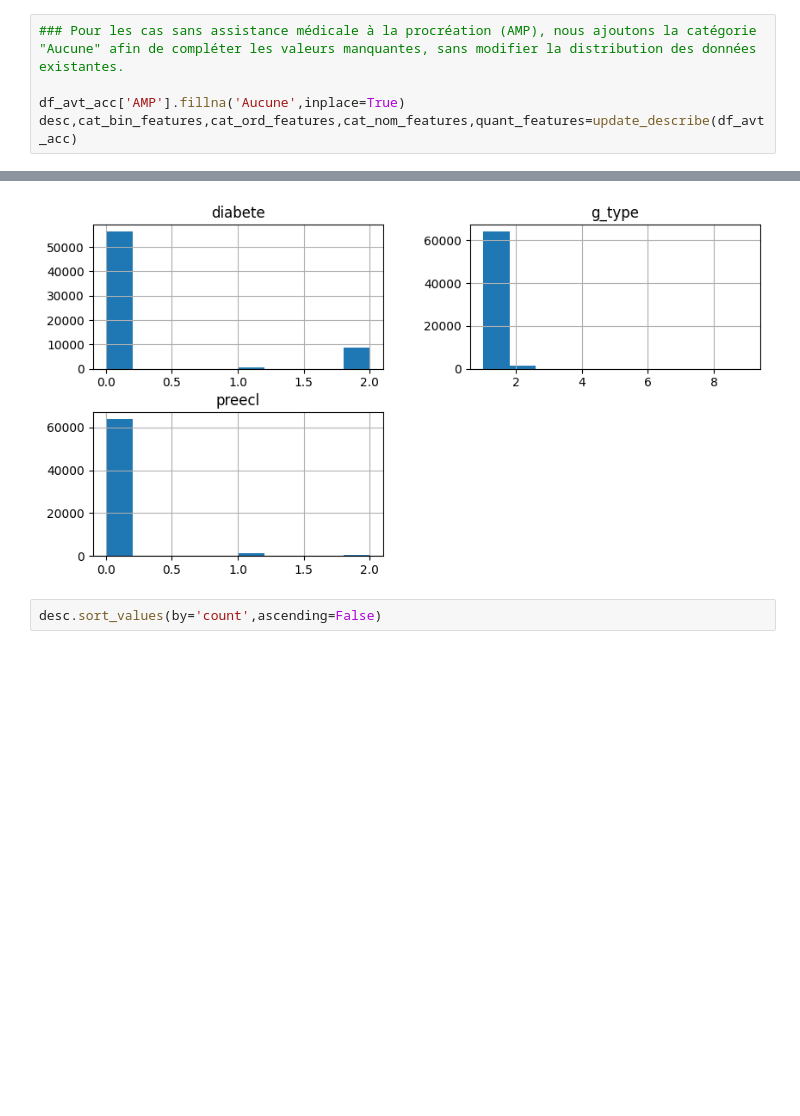
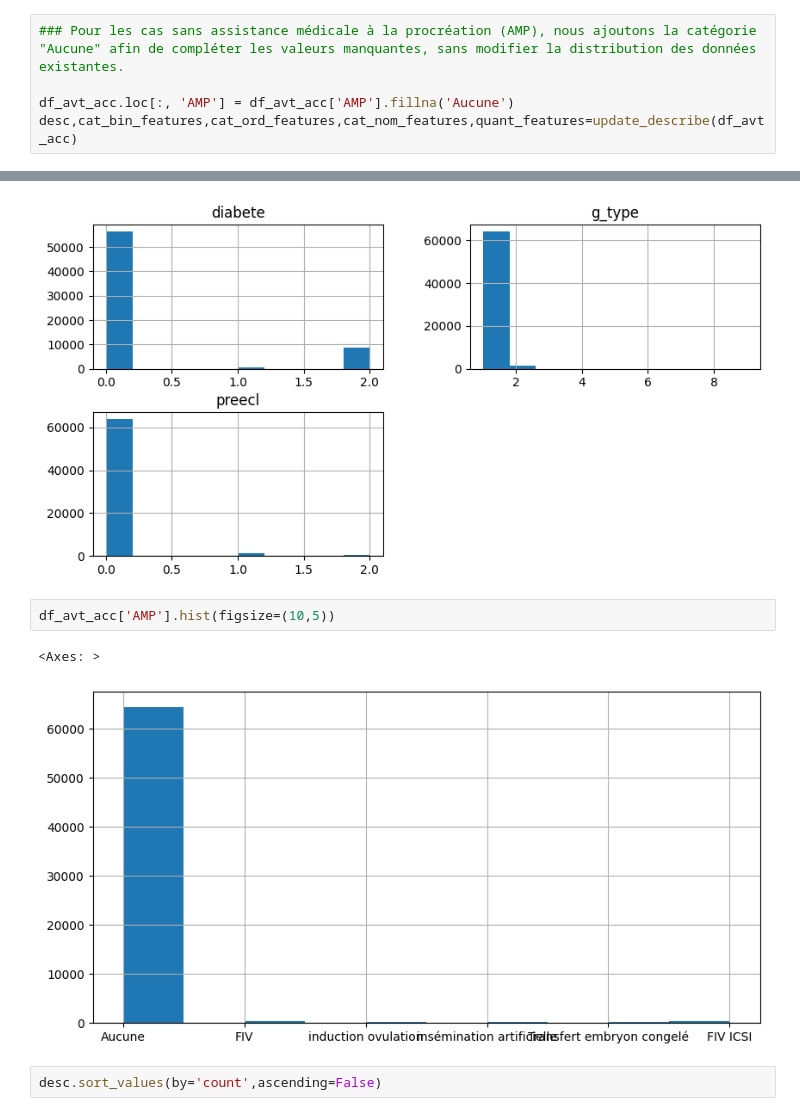
Before and after one commit to thibautmodrin/Jedha_Full_Stack_HPP_Prediction, a Jupyter notebook: 01_Notebooks/EDA.ipynb, the cells around one changed output, grey strips where cells are left out. Cells and saved outputs as stored; diff of their text form; blank space fills up the shorter version.

```diff
--- a/01_Notebooks/EDA.ipynb
+++ b/01_Notebooks/EDA.ipynb
@@ -278,5 +295,5 @@ desc.sort_values(by='count',ascending=False)
 # %%
 ### Pour les cas sans assistance médicale à la procréation (AMP), nous ajoutons la catégorie "Aucune" afin de compléter les valeurs manquantes, sans modifier la distribution des données existantes.
 
-df_avt_acc['AMP'].fillna('Aucune',inplace=True)
+df_avt_acc.loc[:, 'AMP'] = df_avt_acc['AMP'].fillna('Aucune')
 desc,cat_bin_features,cat_ord_features,cat_nom_features,quant_features=update_describe(df_avt_acc)
@@ -328,6 +332,11 @@ array([[<Axes: title={'center': 'diabete'}>,
         <Axes: title={'center': 'g_type'}>],
        [<Axes: title={'center': 'preecl'}>, <Axes: >]], dtype=object)
 [figure]
+# %%
+df_avt_acc['AMP'].hist(figsize=(10,5))
+# %% [output]
+<Axes: >
+[figure, added]
 # %%
 desc.sort_values(by='count',ascending=False)
 # %% [output]
```
Also changed, not shown: parts of 4 cells of this notebook.
